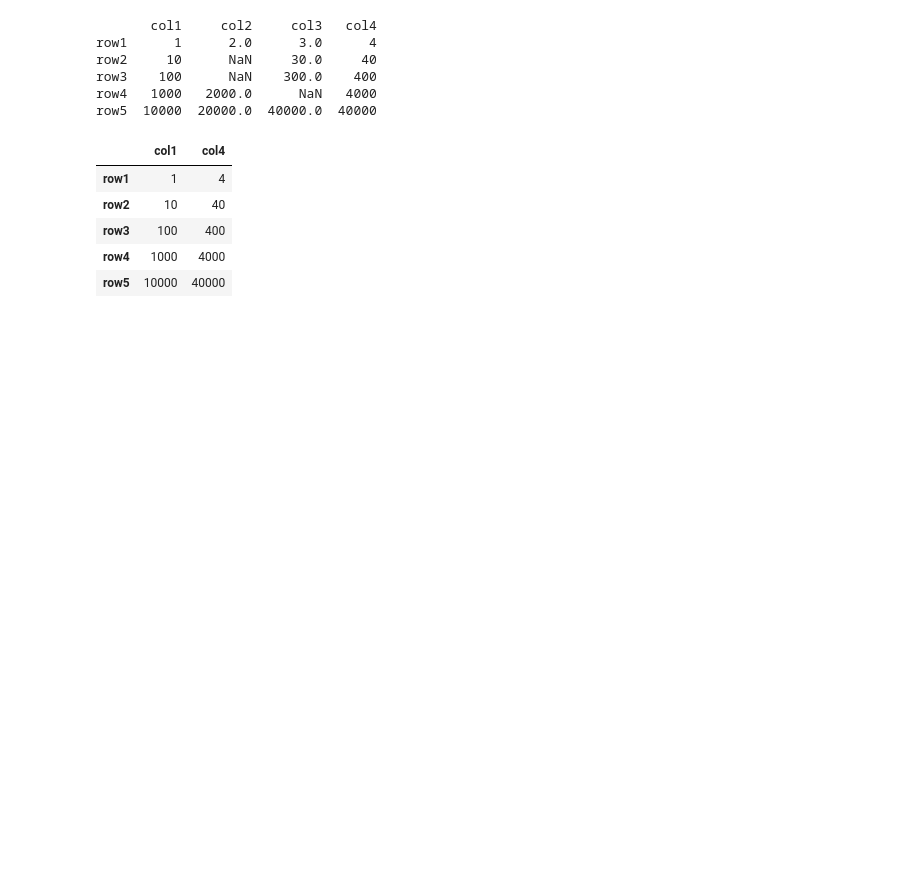
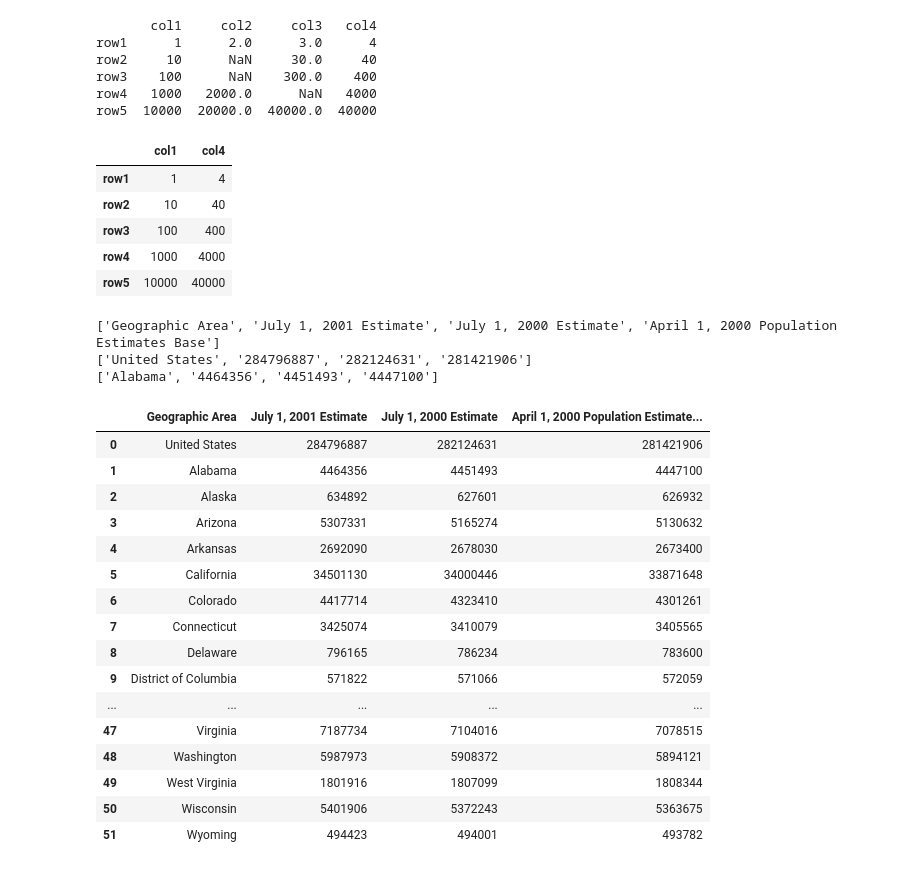
Before and after one commit to AndreasFeichtinger/Python-Jupyter-Notebooks, a Jupyter notebook: Pandas.ipynb, the cells around one changed output. Drawn from its saved outputs; the diff is of its cells as text; code cells hidden in the pictures; blank space fills up the shorter version.

```diff
--- a/Pandas.ipynb
+++ b/Pandas.ipynb
@@ -1237,3 +1237,36 @@ row5  10000  20000.0  40000.0  40000
 | row3 | 100 | 400 |
 | row4 | 1000 | 4000 |
 | row5 | 10000 | 40000 |
+# %%
+from csv import reader
+with open('populations.csv') as f:
+    data = reader(f)
+    print(next(data))
+    print(next(data))
+    print(next(data))
+# %% [output]
+['Geographic Area', 'July 1, 2001 Estimate', 'July 1, 2000 Estimate', 'April 1, 2000 Population Estimates Base']
+['United States', '284796887', '282124631', '281421906']
+['Alabama', '4464356', '4451493', '4447100']
+# %%
+df = pd.read_csv('populations.csv')
+# %%
+df
+# %% [output]
+|  | Geographic Area | July 1, 2001 Estimate | July 1, 2000 Estimate | April 1, 2000 Population Estimate... |
+| 0 | United States | 284796887 | 282124631 | 281421906 |
+| 1 | Alabama | 4464356 | 4451493 | 4447100 |
+| 2 | Alaska | 634892 | 627601 | 626932 |
+| 3 | Arizona | 5307331 | 5165274 | 5130632 |
+| 4 | Arkansas | 2692090 | 2678030 | 2673400 |
+| 5 | California | 34501130 | 34000446 | 33871648 |
+| 6 | Colorado | 4417714 | 4323410 | 4301261 |
+| 7 | Connecticut | 3425074 | 3410079 | 3405565 |
+| 8 | Delaware | 796165 | 786234 | 783600 |
+| 9 | District of Columbia | 571822 | 571066 | 572059 |
+| ... | ... | ... | ... | ... |
+| 47 | Virginia | 7187734 | 7104016 | 7078515 |
+| 48 | Washington | 5987973 | 5908372 | 5894121 |
+| 49 | West Virginia | 1801916 | 1807099 | 1808344 |
+| 50 | Wisconsin | 5401906 | 5372243 | 5363675 |
+| 51 | Wyoming | 494423 | 494001 | 493782 |
```
Also changed, not shown: parts of 15 cells of this notebook, 3 other files.
